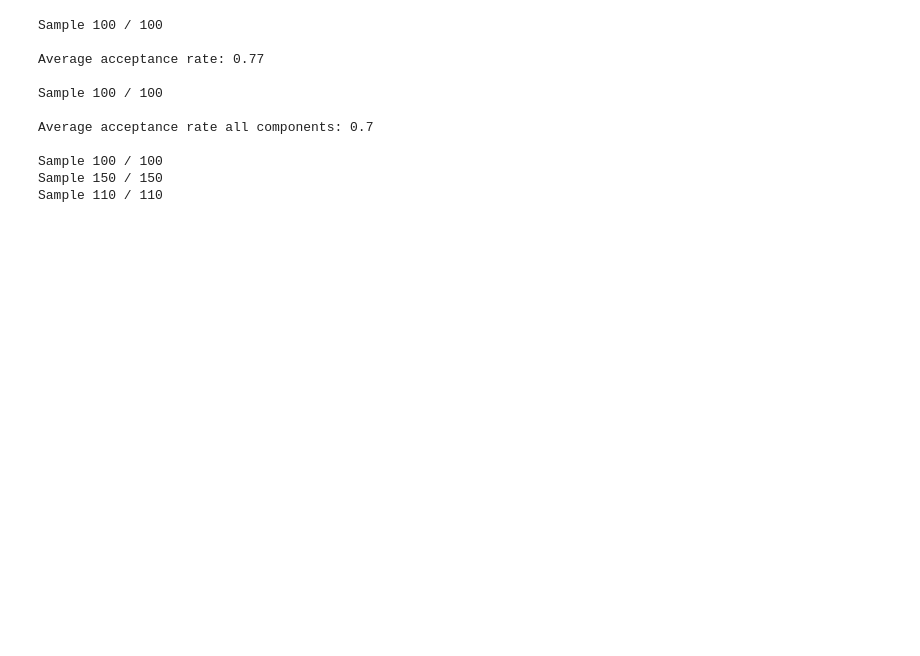
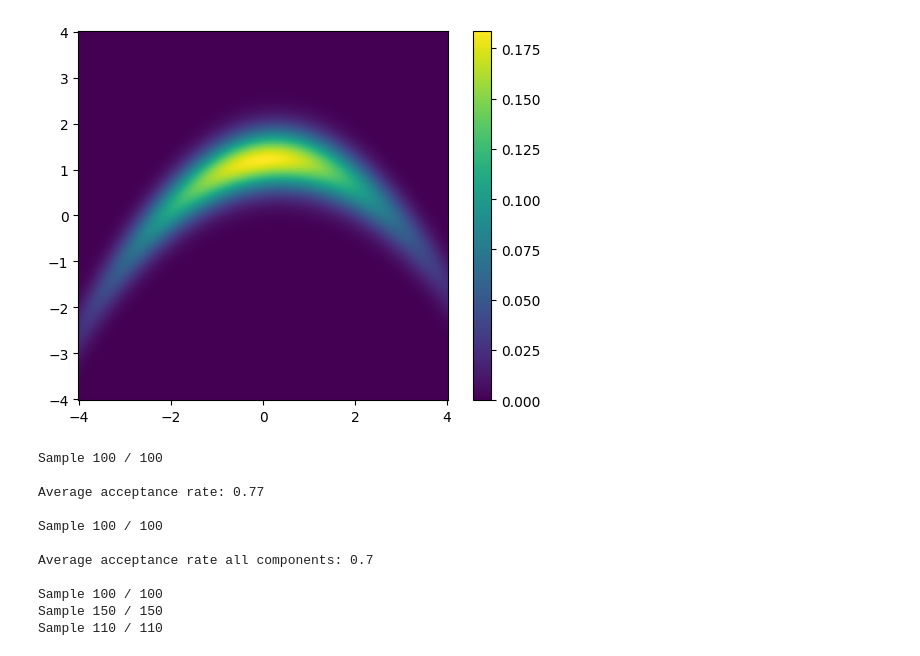
Before and after one commit to CUQI-DTU/CUQIpy-Benchmarks, a Jupyter notebook: sandbox/testing.ipynb, the cells around one changed output. Drawn from its saved outputs; the diff is of its cells as text; code cells hidden in the pictures; blank space fills up the shorter version.

```diff
--- a/sandbox/testing.ipynb
+++ b/sandbox/testing.ipynb
@@ -32,3 +38,7 @@ target_donut = donut.donut()
+# %%
+TA.plot_pdf_2D(target_banana, -4, 4, -4, 4)
+# %% [output]
+[figure, added]
 # %%
 df, (fig, axs)  = TA.create_comparison(
     target_donut,
```
Also changed, not shown: parts of 3 cells of this notebook, 3 other files.
